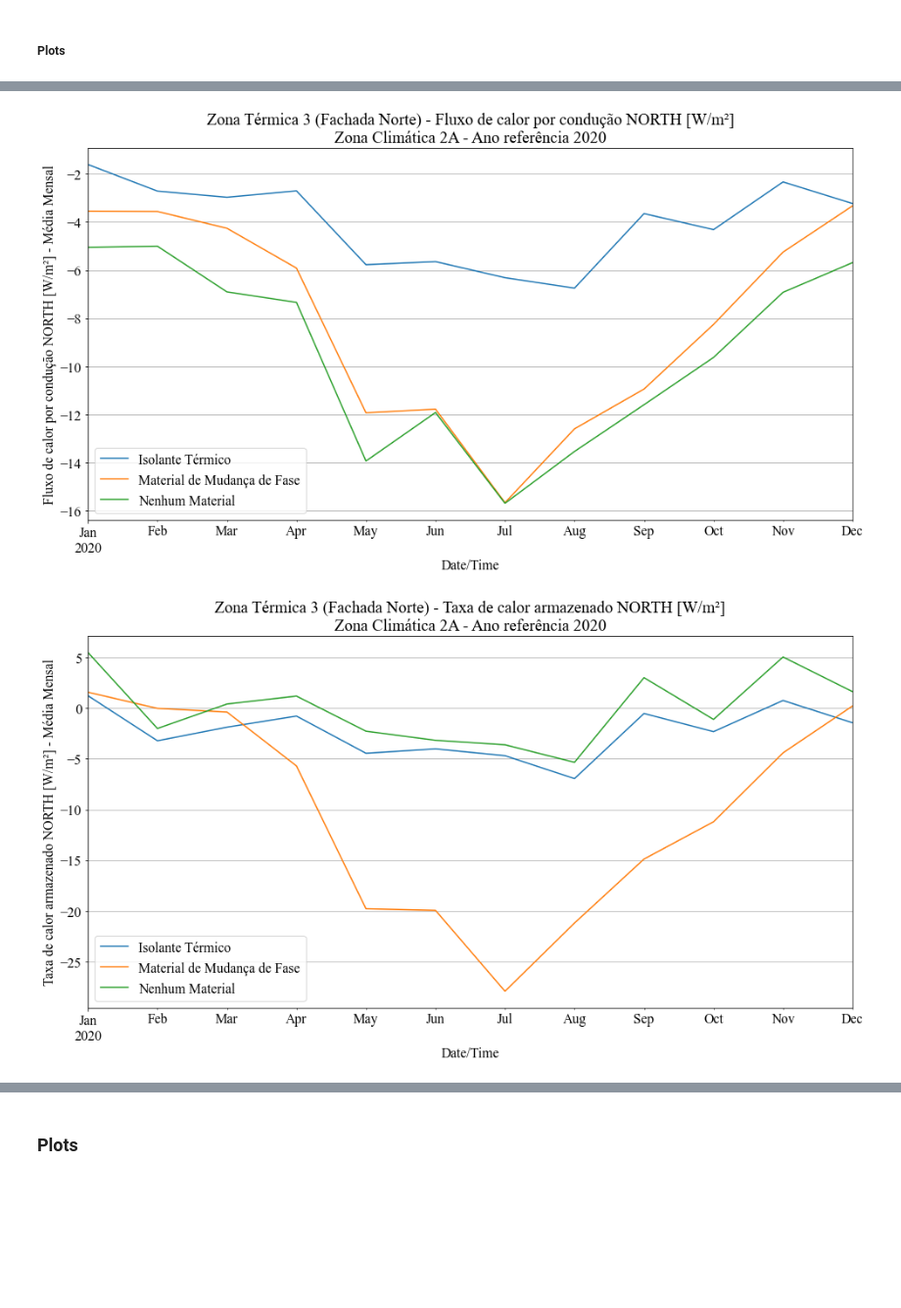
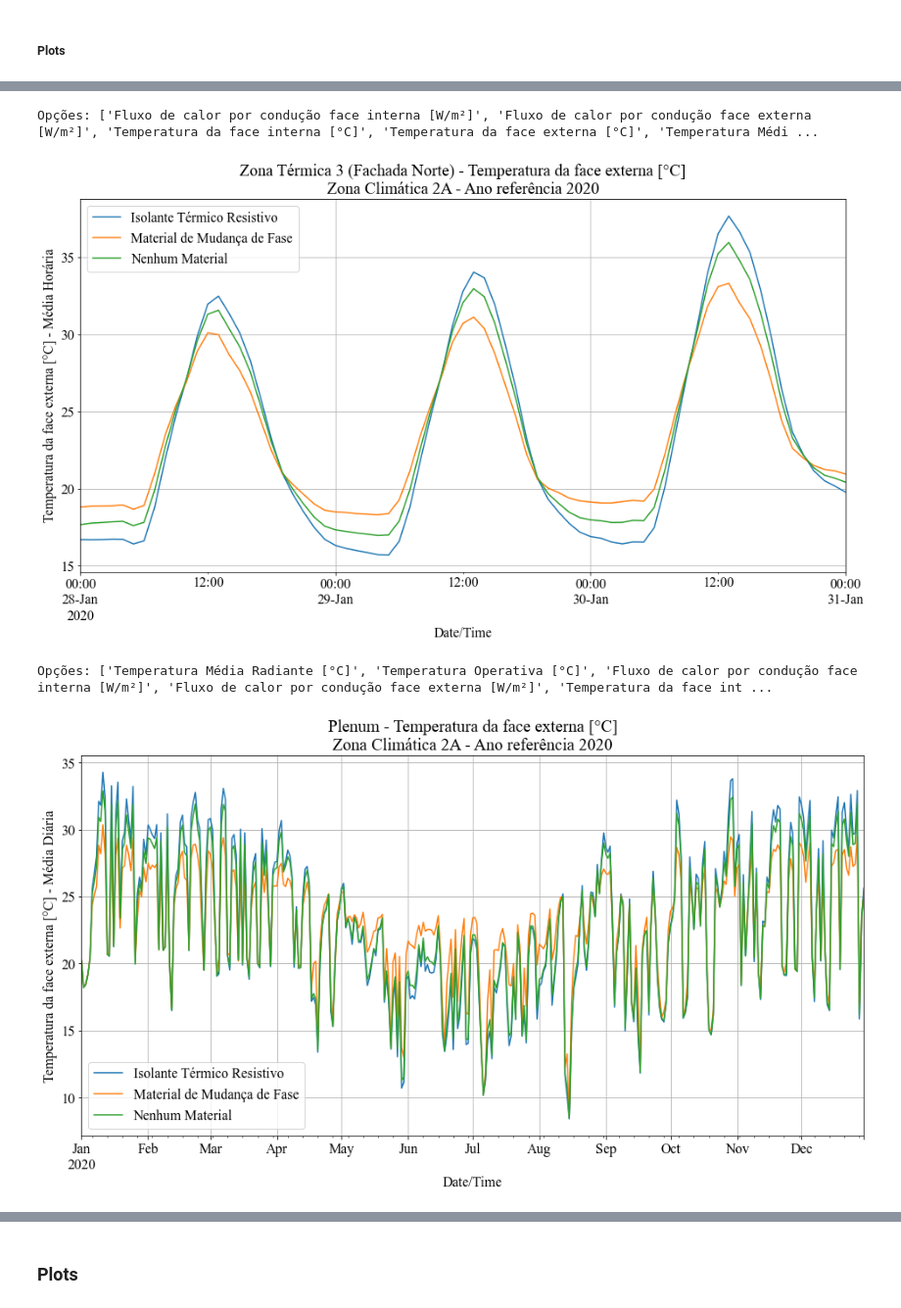
Before and after one commit to lofilippini/TCC, a Jupyter notebook: tcc_v2.ipynb, the cells around one changed output, grey strips where cells are left out. Shown at 98% size. Cells and saved outputs as stored; diff of their text form; code cells hidden in the pictures; blank space fills up the shorter version.

```diff
--- a/tcc_v2.ipynb
+++ b/tcc_v2.ipynb
@@ -18,7 +17,11 @@ font = {'family' : 'Times New Roman',
 
 matplotlib.rc('font', **font)
 
+plt.rcParams['figure.dpi'] = 200
+plt.rcParams['savefig.dpi'] = 200
+
 matplotlib.rcParams['figure.figsize'] = 16,8
+plt.rcParams['axes.axisbelow'] = True
 # %% [markdown]
 #### Globais
 # %%
@@ -430,38 +645,5 @@ df.head()
 # %% [markdown]
 ##### Gerando objetos de zonas (zona 1, zona 3 e plenum)
-# %%
-ZN3_pcm2020 = pcm_2020_2a.zone('MID_ZN_3')
-ZN3_pcm2050 = pcm_2050_2a.zone('MID_ZN_3')
-ZN3_pcm2080 = pcm_2080_2a.zone('MID_ZN_3')
-
-ZN1_pcm2020 = pcm_2020_2a.zone('MID_ZN_1')
-ZN1_pcm2050 = pcm_2050_2a.zone('MID_ZN_1')
-ZN1_pcm2080 = pcm_2080_2a.zone('MID_ZN_1')
-
-ZN3_iso2020 = iso_2020_2a.zone('MID_ZN_3')
-ZN3_iso2050 = iso_2050_2a.zone('MID_ZN_3')
-ZN3_iso2080 = iso_2080_2a.zone('MID_ZN_3')
-
-ZN1_iso2020 = iso_2020_2a.zone('MID_ZN_1')
-ZN1_iso2050 = iso_2050_2a.zone('MID_ZN_1')
-ZN1_iso2080 = iso_2080_2a.zone('MID_ZN_1')
-
-ZN3_vaz2020 = vaz_2020_2a.zone('MID_ZN_3')
-ZN3_vaz2050 = vaz_2050_2a.zone('MID_ZN_3')
-ZN3_vaz2080 = vaz_2080_2a.zone('MID_ZN_3')
-
-ZN1_vaz2020 = vaz_2020_2a.zone('MID_ZN_1')
-ZN1_vaz2050 = vaz_2050_2a.zone('MID_ZN_1')
-ZN1_vaz2080 = vaz_2080_2a.zone('MID_ZN_1')
-
-ZN3_2020 = [ZN3_iso2020, ZN3_pcm2020, ZN3_vaz2020]
-ZN1_2020 = [ZN1_iso2020, ZN1_pcm2020, ZN1_vaz2020]
-
-plenum_pcm2020 = pcm_2020_2a.zone('TOP')
-plenum_iso2020 = iso_2020_2a.zone('TOP')
-plenum_vaz2020 = vaz_2020_2a.zone('TOP')
-
-plenum_2020 = [plenum_pcm2020, plenum_iso2020, plenum_vaz2020]
 # %% [markdown]
 ##### Plots
 # %%
@@ -479,10 +689,12 @@ Index(['Fluxo de calor por condução NORTH [W/m²]',
 # %%
-comparar_casos(zone_list = ZN3_2020, var = 'Fluxo de calor por condução NORTH [W/m²]',
-                resample = True, how = 'M', trunc = False, before = '2020-01-01', after = '2020-01-31');
+comparar_casos(zone_list = zn3_2020, var1 = 'Temperatura da face externa [°C]',
+                resample = True, how = 'H', trunc = True, before = '2020-01-28', after = '2020-01-31');
 # %% [output]
+Opções: ['Fluxo de calor por condução face interna [W/m²]', 'Fluxo de calor por condução face externa [W/m²]', 'Temperatura da face interna [°C]', 'Temperatura da face externa [°C]', 'Temperatura Médi ...
-[figure, old version]
+[figure, new version]
 # %%
-comparar_casos(zone_list = ZN3_2020, var = 'Taxa de calor armazenado NORTH [W/m²]',
-                resample = True, how = 'M', trunc = False, before = '2020-01-01', after = '2020-01-02');
+comparar_casos(zone_list = plenum_2020, var1 = 'Temperatura da face externa [°C]',
+                resample = True, how = 'D', trunc = False, before = '2020-04-20', after = '2020-04-30');
 # %% [output]
+Opções: ['Temperatura Média Radiante [°C]', 'Temperatura Operativa [°C]', 'Fluxo de calor por condução face interna [W/m²]', 'Fluxo de calor por condução face externa [W/m²]', 'Temperatura da face int ...
-[figure, old version]
+[figure, new version]
```
Also changed, not shown: parts of 19 cells of this notebook.
